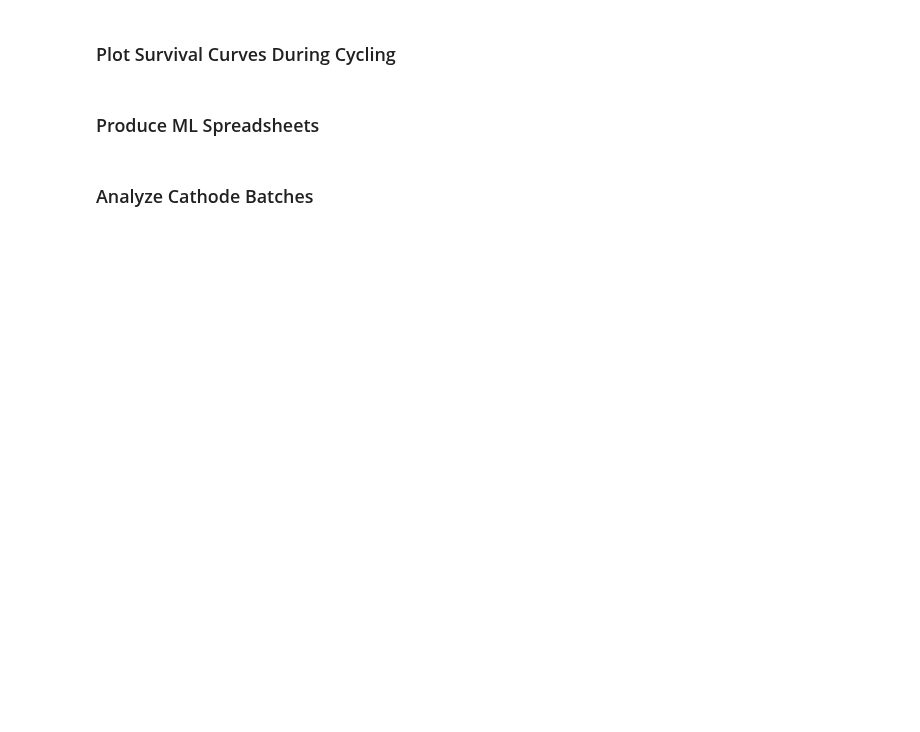
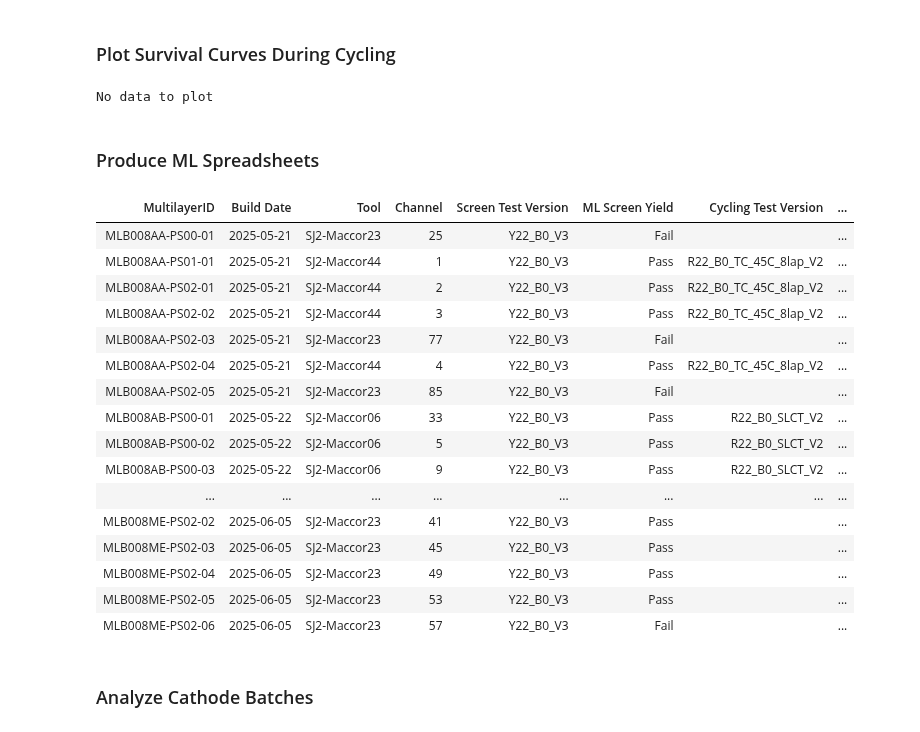
Before and after one commit to EMJquantumscape/ML-Yield_Reliability_Git, a Jupyter notebook: ML_Yield&Reliability_OnlyDatahub.ipynb, the cells around one changed output. Cells and saved outputs as stored; diff of their text form; code cells hidden in the pictures; blank space fills up the shorter version.

```diff
--- a/ML_Yield&Reliability_OnlyDatahub.ipynb
+++ b/ML_Yield&Reliability_OnlyDatahub.ipynb
@@ -2027,15 +2055,18 @@ for i, (group, group_data) in enumerate(MLslctCycleSummary.groupby('Group')):
     kmf.fit(durations=durations, event_observed=event_observed)
 
     # Add survival curve trace
+    # Add survival curve trace
     fig.add_trace(
         go.Scatter(
-            x=kmf.survival_function_.index + (i * x_offset),  # Add offset to x-values
+            x=kmf.survival_function_.index + (i * x_offset),
             y=kmf.survival_function_['KM_estimate'] * 100,
             mode="lines",
             line=dict(shape="hv", width=3, color=color_list[i]),
             name=f"{group} (N={len(group_data)})",
+            legendgroup=group,
         )
     )
+
 
     # Add confidence interval trace
     ci = kmf.confidence_interval_survival_function_
@@ -2070,35 +2101,37 @@ for i, (group, group_data) in enumerate(MLslctCycleSummary.groupby('Group')):
         axis=-1
     )
 
+
+    # Add marker trace for hover
     # Add marker trace for hover
     fig.add_trace(
-    go.Scatter(
-        x=durations + (i * x_offset),  # Add offset to x-values
-        y=survival_probabilities * 100,
-        mode="markers",
-        marker=dict(size=8, symbol="circle", color=color_list[i]),
-        customdata=customdata,
-        hovertemplate=(
-            "<b>Sample ID:</b> %{customdata[0]}<br>"
-            "<b>Reliability Cycles:</b> %{customdata[1]}<br>"
-            "<b>Survival %:</b> %{customdata[2]:.2f}%"
-        ),
-        hoverinfo="x+y+name+text",  # Specify exactly what to show in the hover
-        name=f"{group} Markers",  # Unique name for each group
-        showlegend=False,  # Prevent marker legends from cluttering
+        go.Scatter(
+            x=durations + (i * x_offset),
+            y=survival_probabilities * 100,
+            mode="markers",
+            marker=dict(size=8, symbol="circle", color=color_list[i]),
+            customdata=customdata,
+            hovertemplate=(
+                "<b>Sample ID:</b> %{customdata[0]}<br>"
+                "<b>Reliability Cycles:</b> %{customdata[1]}<br>"
+                "<b>Survival %:</b> %{customdata[2]:.2f}%"
+            ),
+            hoverinfo="x+y+name+text",
+            legendgroup=group,
+            showlegend=False,  # Still hide from legend to avoid duplication
     )
 )
 
 # Finalize layout
 fig.update_layout(
-    title="1C Cycle Survival Plot by Group",
+    title= f"1C Cycle Survivability, {search}",
     xaxis_title="Cycle Count",
     yaxis_title="Survival Probability (%)",
     legend_title="Groups",
-    font=dict(size=14),
+    font=dict(size=20),
     plot_bgcolor="white",
-    width=900,
-    height=600
+    width=1075,
+    height=700,
 )
 
 fig.add_shape(
@@ -2264,7 +2297,7 @@ for i, (group, group_data) in enumerate(MLIAACycleSummary.groupby('Group')):
 
 # Finalize layout
 fig.update_layout(
-    title="IAA Cycle Survival Plot by Group",
+    title=f"IAA Cycle Survival Plot by Group, {search}",
     xaxis_title="Cycle Count",
     yaxis_title="Survival Probability (%)",
     legend_title="Groups",
@@ -2298,6 +2331,8 @@ if len(fig.data) > 0:
     fig.show(renderer='browser')
 else:
     print("No data to plot")
+# %% [output]
+No data to plot
 # %% [markdown]
 ### Produce ML Spreadsheets
 # %%
@@ -2454,34 +2489,52 @@ df_publish = df_screening[[
     'Tool',
     'Channel',
     'Screen Test Version',
     'ML Screen Yield',
     'Cycling Test Version',
     'Cycling Status',
     'ReliabilityCycles',
 ]]
 
 # Save the final DataFrame
-Output_name = 'ML_TrackingResults.xlsx'
+Output_name = f'{search}_ML_TrackingResults.xlsx'
 df_publish.to_excel(Output_name, index=False)
 
 df_publish_formatted = (
     df_publish
     .style
     .hide(axis="index")  # Hides the index
     .set_table_styles([
         {'selector': 'th', 'props': [('text-align', 'center'), ('padding', '8px')]},
         {'selector': 'td', 'props': [('text-align', 'center'), ('padding', '8px')]}
     ])
     .set_properties(**{
         'text-align': 'center',
         'white-space': 'nowrap',
         'padding': '8px'
     })
     .format(lambda x: '' if pd.isna(x) else f"{int(x)}" if isinstance(x, (int, float)) and x == int(x) else str(x))
     .set_table_attributes('style="width: auto;"')
 )
 
 display(df_publish_formatted)
+# %% [output]
+| MultilayerID | Build Date | Tool | Channel | Screen Test Version | ML Screen Yield | Cycling Test Version | ... |
+| MLB008AA-PS00-01 | 2025-05-21 | SJ2-Maccor23 | 25 | Y22_B0_V3 | Fail |  | ... |
+| MLB008AA-PS01-01 | 2025-05-21 | SJ2-Maccor44 | 1 | Y22_B0_V3 | Pass | R22_B0_TC_45C_8lap_V2 | ... |
+| MLB008AA-PS02-01 | 2025-05-21 | SJ2-Maccor44 | 2 | Y22_B0_V3 | Pass | R22_B0_TC_45C_8lap_V2 | ... |
+| MLB008AA-PS02-02 | 2025-05-21 | SJ2-Maccor44 | 3 | Y22_B0_V3 | Pass | R22_B0_TC_45C_8lap_V2 | ... |
+| MLB008AA-PS02-03 | 2025-05-21 | SJ2-Maccor23 | 77 | Y22_B0_V3 | Fail |  | ... |
+| MLB008AA-PS02-04 | 2025-05-21 | SJ2-Maccor44 | 4 | Y22_B0_V3 | Pass | R22_B0_TC_45C_8lap_V2 | ... |
+| MLB008AA-PS02-05 | 2025-05-21 | SJ2-Maccor23 | 85 | Y22_B0_V3 | Fail |  | ... |
+| MLB008AB-PS00-01 | 2025-05-22 | SJ2-Maccor06 | 33 | Y22_B0_V3 | Pass | R22_B0_SLCT_V2 | ... |
+| MLB008AB-PS00-02 | 2025-05-22 | SJ2-Maccor06 | 5 | Y22_B0_V3 | Pass | R22_B0_SLCT_V2 | ... |
+| MLB008AB-PS00-03 | 2025-05-22 | SJ2-Maccor06 | 9 | Y22_B0_V3 | Pass | R22_B0_SLCT_V2 | ... |
+| ... | ... | ... | ... | ... | ... | ... | ... |
+| MLB008ME-PS02-02 | 2025-06-05 | SJ2-Maccor23 | 41 | Y22_B0_V3 | Pass |  | ... |
+| MLB008ME-PS02-03 | 2025-06-05 | SJ2-Maccor23 | 45 | Y22_B0_V3 | Pass |  | ... |
+| MLB008ME-PS02-04 | 2025-06-05 | SJ2-Maccor23 | 49 | Y22_B0_V3 | Pass |  | ... |
+| MLB008ME-PS02-05 | 2025-06-05 | SJ2-Maccor23 | 53 | Y22_B0_V3 | Pass |  | ... |
+| MLB008ME-PS02-06 | 2025-06-05 | SJ2-Maccor23 | 57 | Y22_B0_V3 | Fail |  | ... |
 # %%
 # Create spreadsheet of ML Screen and Reliability Performance with respect to key parameters
 cols = [
```
Also changed, not shown: parts of 16 cells of this notebook.
